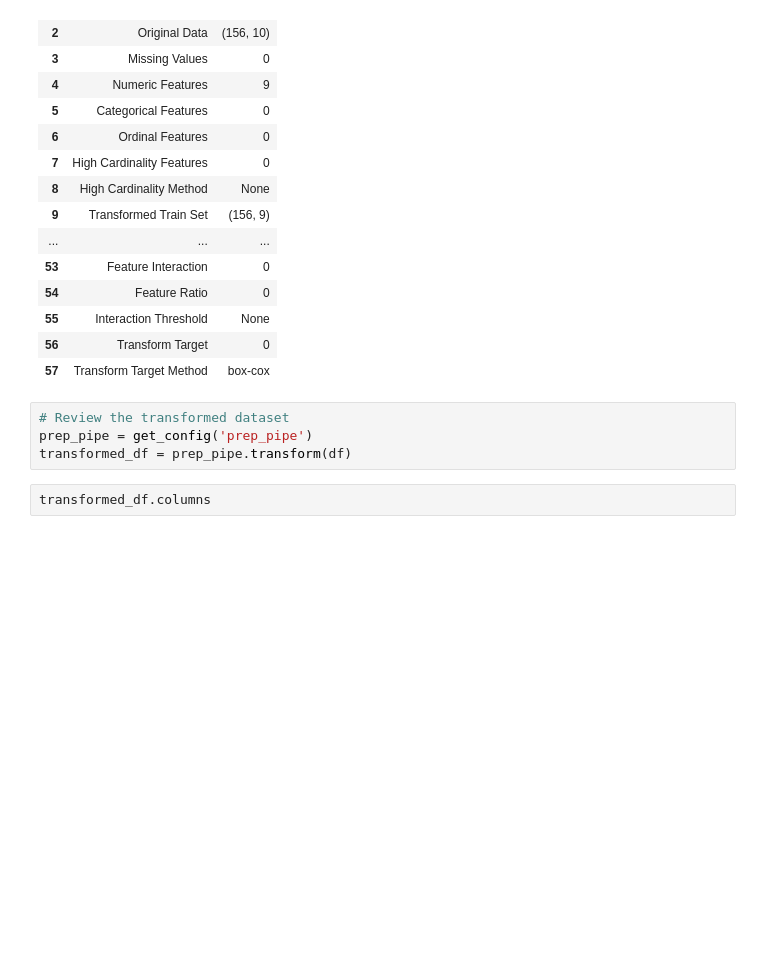
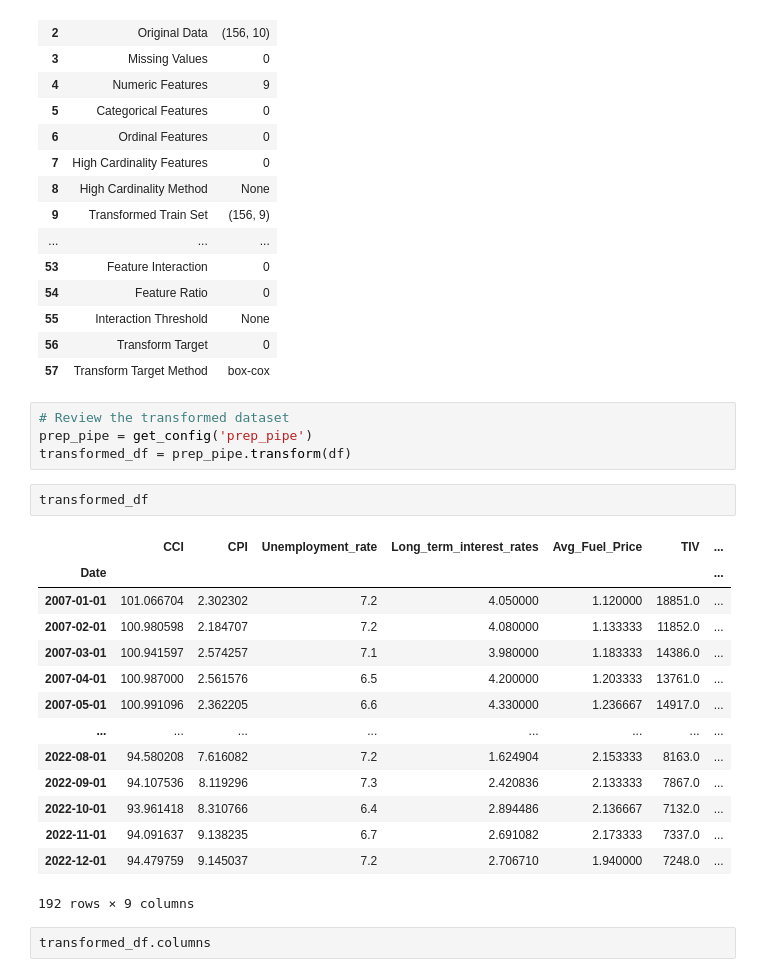
Before and after one commit to martinel-UAS/projects, a Jupyter notebook: 5. Master_thesis/2.Pycaret_Analysis.ipynb, the cells around one changed output. Drawn from its saved outputs; the diff is of its cells as text; blank space fills up the shorter version.

```diff
--- a/5. Master_thesis/2.Pycaret_Analysis.ipynb
+++ b/5. Master_thesis/2.Pycaret_Analysis.ipynb
@@ -115,6 +104,23 @@ s = setup(
 # Review the transformed dataset
 prep_pipe = get_config('prep_pipe')
 transformed_df = prep_pipe.transform(df)
+# %%
+transformed_df
+# %% [output]
+|  | CCI | CPI | Unemployment_rate | Long_term_interest_rates | Avg_Fuel_Price | TIV | ... |
+| Date |  |  |  |  |  |  | ... |
+| 2007-01-01 | 101.066704 | 2.302302 | 7.2 | 4.050000 | 1.120000 | 18851.0 | ... |
+| 2007-02-01 | 100.980598 | 2.184707 | 7.2 | 4.080000 | 1.133333 | 11852.0 | ... |
+| 2007-03-01 | 100.941597 | 2.574257 | 7.1 | 3.980000 | 1.183333 | 14386.0 | ... |
+| 2007-04-01 | 100.987000 | 2.561576 | 6.5 | 4.200000 | 1.203333 | 13761.0 | ... |
+| 2007-05-01 | 100.991096 | 2.362205 | 6.6 | 4.330000 | 1.236667 | 14917.0 | ... |
+| ... | ... | ... | ... | ... | ... | ... | ... |
+| 2022-08-01 | 94.580208 | 7.616082 | 7.2 | 1.624904 | 2.153333 | 8163.0 | ... |
+| 2022-09-01 | 94.107536 | 8.119296 | 7.3 | 2.420836 | 2.133333 | 7867.0 | ... |
+| 2022-10-01 | 93.961418 | 8.310766 | 6.4 | 2.894486 | 2.136667 | 7132.0 | ... |
+| 2022-11-01 | 94.091637 | 9.138235 | 6.7 | 2.691082 | 2.173333 | 7337.0 | ... |
+| 2022-12-01 | 94.479759 | 9.145037 | 7.2 | 2.706710 | 1.940000 | 7248.0 | ... |
+192 rows × 9 columns
 # %%
 transformed_df.columns
 # %% [output]
```
Also changed, not shown: parts of 5 cells of this notebook, 3 other files.
